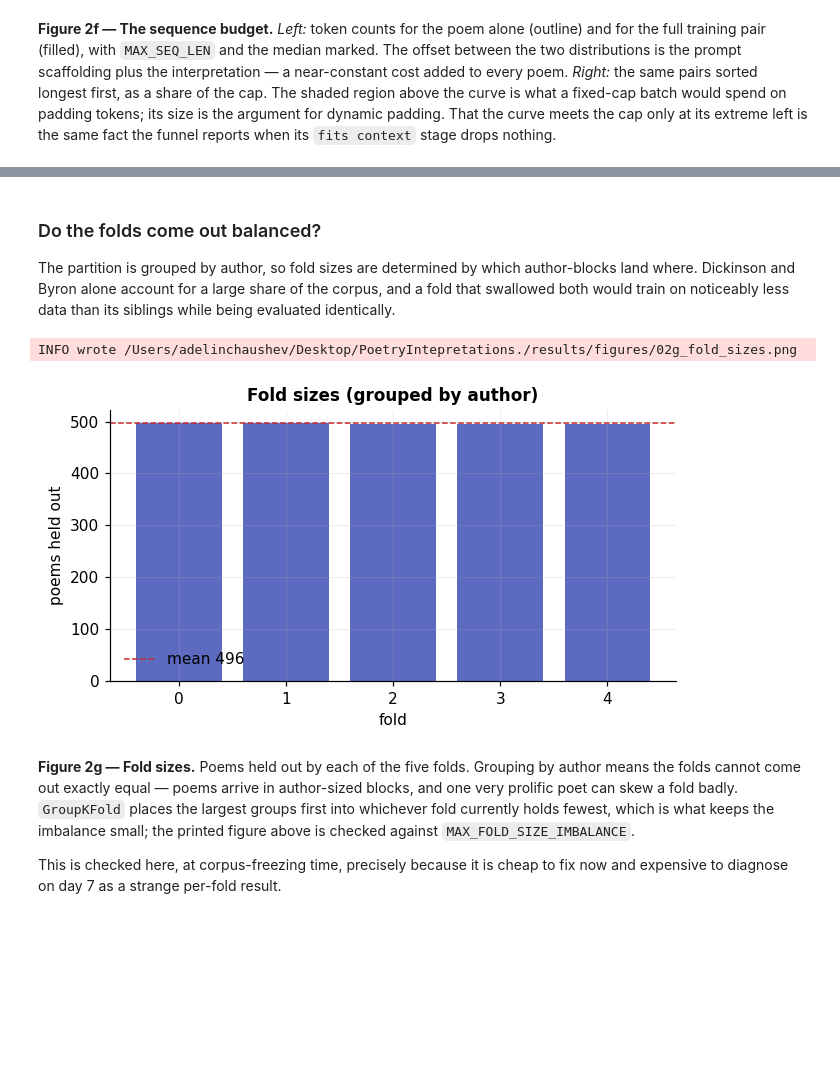
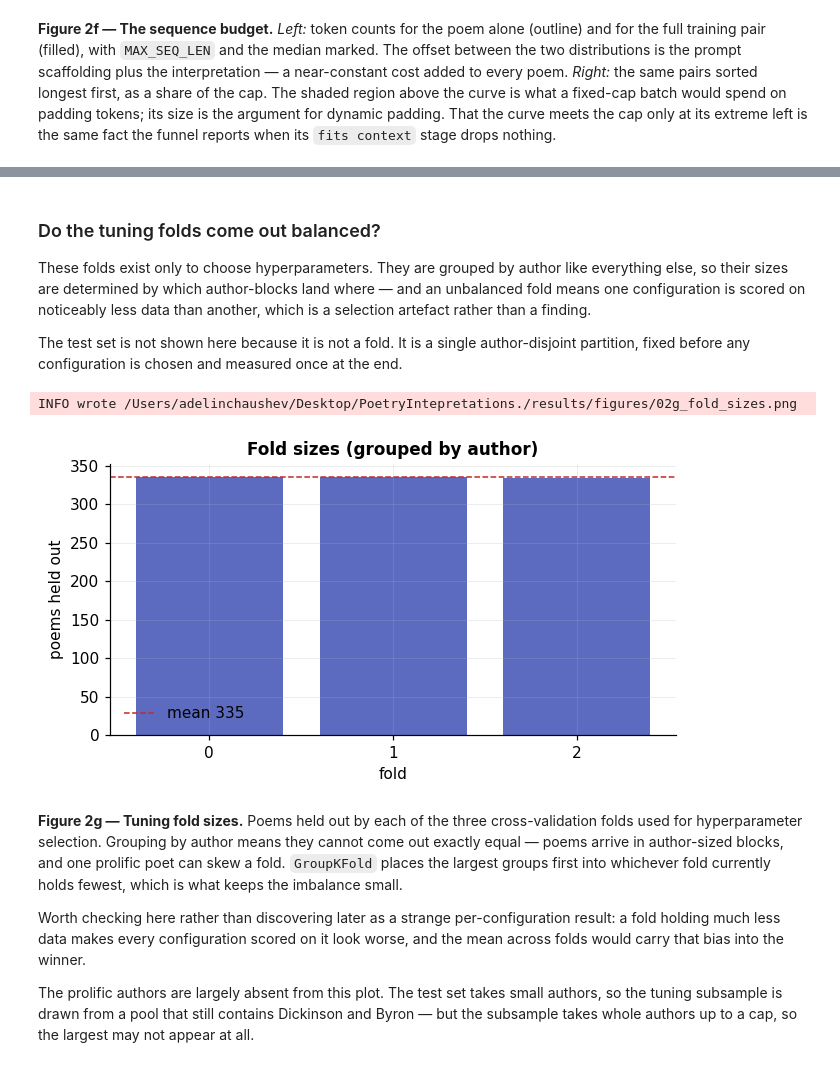
Before and after one commit to AdelinChaushev/PoetryIntepretations., a Jupyter notebook: notebooks/02_eda.ipynb, the cells around one changed output, grey strips where cells are left out. Saved outputs shown, nothing was run; the diff lists cells and outputs as text; code cells hidden in the pictures; blank space fills up the shorter version.

Commit message:
Replace 5-fold with a single author-disjoint holdout

```diff
--- a/notebooks/02_eda.ipynb
+++ b/notebooks/02_eda.ipynb
@@ -332,19 +353,29 @@ prompt rather than through the weights — the same failure by a different route
 The assertions below are the ones that fail silently into a plausible-looking
 result if omitted.
 # %%
-# Exemplars first, so they — and their authors — can be kept out of every fold.
+# Exemplars first, so they — and their authors — are kept out of the test set.
 exemplars = splits.reserve_exemplars(corpus, n=config.N_FEWSHOT, seed=config.SEED)
 
-# GroupKFold: deterministic, no shuffling, largest groups placed first. The
-# determinism is what lets this be computed here and shipped to Kaggle as data.
-folds = splits.make_folds(corpus, config.N_FOLDS,
-                          group_key=config.FOLD_GROUP_KEY,
-                          seed=config.SEED, exclude=exemplars)
+# The OUTER split: a test set no model ever sees. Small authors first, so the
+# pool keeps 94% of the corpus rather than 34%.
+test, pool = splits.holdout_split(corpus, config.TEST_SIZE, seed=config.SEED,
+                                  exclude=exemplars)
 
-# 30 per fold rather than the full ~500 held out: this keeps the judge budget
-# fixed regardless of corpus size, while guaranteeing every evaluated poem was
-# held out by the model that generated for it.
-eval_set = splits.sample_eval_poems(folds, config.EVAL_PER_FOLD, config.SEED)
+# Cross-validation, confined to tuning. Subsampled because tuning costs k runs
+# per configuration: three folds over the full pool would be 14 GPU-hours before
+# the final model exists.
+tuning = splits.tuning_folds(pool, k=config.TUNING_FOLDS,
+                             subsample=config.TUNING_SUBSAMPLE, seed=config.SEED)
 
-print(splits.summary(folds, eval_set))
+test_authors = {p["author"] for p in test}
+pool_authors = {p["author"] for p in pool}
+tuned_authors = {p["author"] for p in tuning.all_poems()}
+
+print(f"test    {len(test):>5} poems, {len(test_authors):>3} authors")
+print(f"pool    {len(pool):>5} poems, {len(pool_authors):>3} authors   "
+      f"({len(pool) / len(corpus):.0%} of the corpus)")
+print(f"tuning  {len(tuning.all_poems()):>5} poems, {tuning.k} folds "
+      f"{tuning.sizes()}")
+print(f"\nauthors tuning never touched, available for the final model's "
+      f"validation slice: {len(pool_authors - tuned_authors)}")
 # %% [output]
@@ -400,23 +415,33 @@ imbalance   0.0020   tolerance 0.25
 # %% [markdown]
-### Do the folds come out balanced?
+### Do the tuning folds come out balanced?
 
-The partition is grouped by author, so fold sizes are determined by which
-author-blocks land where. Dickinson and Byron alone account for a large share of
-the corpus, and a fold that swallowed both would train on noticeably less data
-than its siblings while being evaluated identically.
+These folds exist only to choose hyperparameters. They are grouped by author
+like everything else, so their sizes are determined by which author-blocks land
+where — and an unbalanced fold means one configuration is scored on noticeably
+less data than another, which is a selection artefact rather than a finding.
+
+The test set is not shown here because it is not a fold. It is a single
+author-disjoint partition, fixed before any configuration is chosen and measured
+once at the end.
 # %%
-figures.fold_sizes(folds);
+figures.fold_sizes(tuning);
 # %% [output]
 INFO wrote /Users/adelinchaushev/Desktop/PoetryIntepretations./results/figures/02g_fold_sizes.png
-[figure, old version]
+[figure, new version]
 # %% [markdown]
-**Figure 2g — Fold sizes.** Poems held out by
-each of the five folds. Grouping by author means the folds cannot come out
-exactly equal — poems arrive in author-sized blocks, and one very prolific poet
-can skew a fold badly. `GroupKFold` places the largest groups first into
-whichever fold currently holds fewest, which is what keeps the imbalance small;
-the printed figure above is checked against `MAX_FOLD_SIZE_IMBALANCE`.
+**Figure 2g — Tuning fold sizes.** Poems held out by each of the three
+cross-validation folds used for hyperparameter selection. Grouping by author
+means they cannot come out exactly equal — poems arrive in author-sized blocks,
+and one prolific poet can skew a fold. `GroupKFold` places the largest groups
+first into whichever fold currently holds fewest, which is what keeps the
+imbalance small.
 
-This is checked here, at corpus-freezing time, precisely because it is cheap to
-fix now and expensive to diagnose on day 7 as a strange per-fold result.
+Worth checking here rather than discovering later as a strange per-configuration
+result: a fold holding much less data makes every configuration scored on it
+look worse, and the mean across folds would carry that bias into the winner.
+
+The prolific authors are largely absent from this plot. The test set takes small
+authors, so the tuning subsample is drawn from a pool that still contains
+Dickinson and Byron — but the subsample takes whole authors up to a cap, so the
+largest may not appear at all.
 # %%
```
Also changed, not shown: parts of 5 cells of this notebook, 15 other files.
